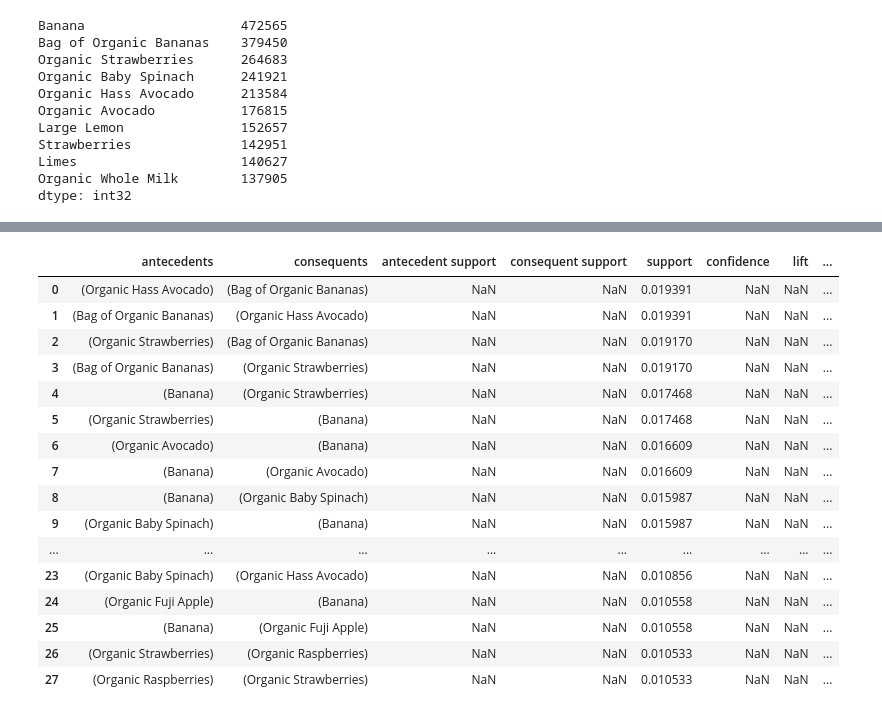
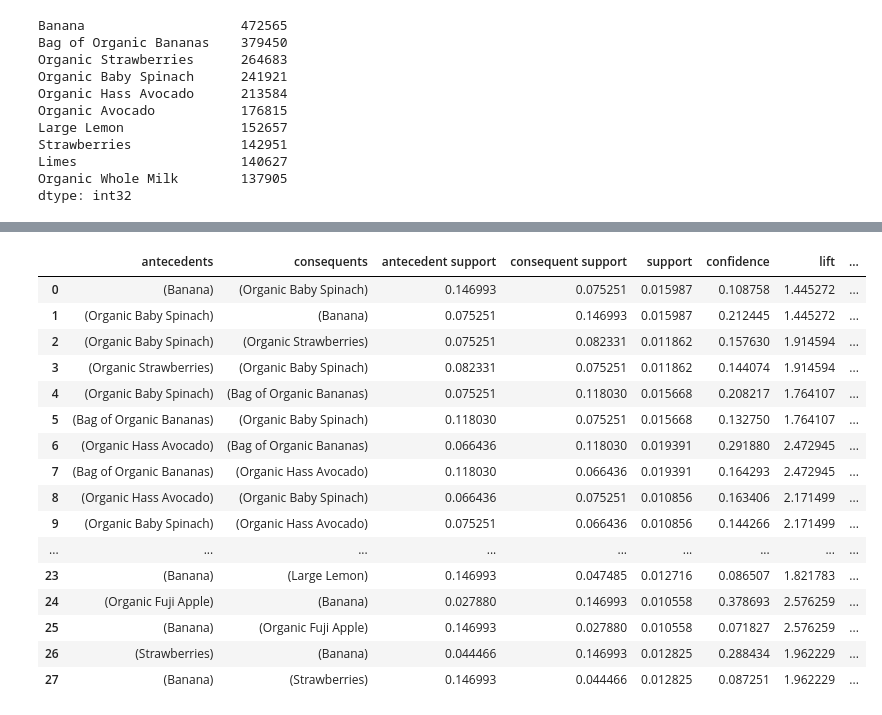
Before and after one commit to AntunesCSR/DM_Group_Project, a Jupyter notebook: HA2/data/HA2_catia.ipynb, the cells around one changed output, grey strips where cells are left out. Cells and saved outputs as stored; diff of their text form; code cells hidden in the pictures.

```diff
--- a/HA2/data/HA2_catia.ipynb
+++ b/HA2/data/HA2_catia.ipynb
@@ -342,23 +393,23 @@ frequent_itemsets
 # %%
-# Most common rules
-rules = association_rules(frequent_itemsets, metric='support', min_threshold=0.01, support_only=True)
-rules.sort_values(by='support', ascending=False, inplace=True)
+# rules with confidence metric and min_threshold of 0.01
+rules = association_rules(frequent_itemsets, metric="confidence", min_threshold=0.01)
+rules.to_csv('Outputs/rules_confidence.csv', index=False)
 rules
 # %% [output]
 |  | antecedents | consequents | antecedent support | consequent support | support | confidence | lift | ... |
-| 0 | (Organic Hass Avocado) | (Bag of Organic Bananas) | NaN | NaN | 0.019391 | NaN | NaN | ... |
-| 1 | (Bag of Organic Bananas) | (Organic Hass Avocado) | NaN | NaN | 0.019391 | NaN | NaN | ... |
-| 2 | (Organic Strawberries) | (Bag of Organic Bananas) | NaN | NaN | 0.019170 | NaN | NaN | ... |
-| 3 | (Bag of Organic Bananas) | (Organic Strawberries) | NaN | NaN | 0.019170 | NaN | NaN | ... |
-| 4 | (Banana) | (Organic Strawberries) | NaN | NaN | 0.017468 | NaN | NaN | ... |
-| 5 | (Organic Strawberries) | (Banana) | NaN | NaN | 0.017468 | NaN | NaN | ... |
-| 6 | (Organic Avocado) | (Banana) | NaN | NaN | 0.016609 | NaN | NaN | ... |
-| 7 | (Banana) | (Organic Avocado) | NaN | NaN | 0.016609 | NaN | NaN | ... |
-| 8 | (Banana) | (Organic Baby Spinach) | NaN | NaN | 0.015987 | NaN | NaN | ... |
-| 9 | (Organic Baby Spinach) | (Banana) | NaN | NaN | 0.015987 | NaN | NaN | ... |
+| 0 | (Banana) | (Organic Baby Spinach) | 0.146993 | 0.075251 | 0.015987 | 0.108758 | 1.445272 | ... |
+| 1 | (Organic Baby Spinach) | (Banana) | 0.075251 | 0.146993 | 0.015987 | 0.212445 | 1.445272 | ... |
+| 2 | (Organic Baby Spinach) | (Organic Strawberries) | 0.075251 | 0.082331 | 0.011862 | 0.157630 | 1.914594 | ... |
+| 3 | (Organic Strawberries) | (Organic Baby Spinach) | 0.082331 | 0.075251 | 0.011862 | 0.144074 | 1.914594 | ... |
+| 4 | (Organic Baby Spinach) | (Bag of Organic Bananas) | 0.075251 | 0.118030 | 0.015668 | 0.208217 | 1.764107 | ... |
+| 5 | (Bag of Organic Bananas) | (Organic Baby Spinach) | 0.118030 | 0.075251 | 0.015668 | 0.132750 | 1.764107 | ... |
+| 6 | (Organic Hass Avocado) | (Bag of Organic Bananas) | 0.066436 | 0.118030 | 0.019391 | 0.291880 | 2.472945 | ... |
+| 7 | (Bag of Organic Bananas) | (Organic Hass Avocado) | 0.118030 | 0.066436 | 0.019391 | 0.164293 | 2.472945 | ... |
+| 8 | (Organic Hass Avocado) | (Organic Baby Spinach) | 0.066436 | 0.075251 | 0.010856 | 0.163406 | 2.171499 | ... |
+| 9 | (Organic Baby Spinach) | (Organic Hass Avocado) | 0.075251 | 0.066436 | 0.010856 | 0.144266 | 2.171499 | ... |
 | ... | ... | ... | ... | ... | ... | ... | ... | ... |
-| 23 | (Organic Baby Spinach) | (Organic Hass Avocado) | NaN | NaN | 0.010856 | NaN | NaN | ... |
-| 24 | (Organic Fuji Apple) | (Banana) | NaN | NaN | 0.010558 | NaN | NaN | ... |
-| 25 | (Banana) | (Organic Fuji Apple) | NaN | NaN | 0.010558 | NaN | NaN | ... |
-| 26 | (Organic Strawberries) | (Organic Raspberries) | NaN | NaN | 0.010533 | NaN | NaN | ... |
-| 27 | (Organic Raspberries) | (Organic Strawberries) | NaN | NaN | 0.010533 | NaN | NaN | ... |
+| 23 | (Banana) | (Large Lemon) | 0.146993 | 0.047485 | 0.012716 | 0.086507 | 1.821783 | ... |
+| 24 | (Organic Fuji Apple) | (Banana) | 0.027880 | 0.146993 | 0.010558 | 0.378693 | 2.576259 | ... |
+| 25 | (Banana) | (Organic Fuji Apple) | 0.146993 | 0.027880 | 0.010558 | 0.071827 | 2.576259 | ... |
+| 26 | (Strawberries) | (Banana) | 0.044466 | 0.146993 | 0.012825 | 0.288434 | 1.962229 | ... |
+| 27 | (Banana) | (Strawberries) | 0.146993 | 0.044466 | 0.012825 | 0.087251 | 1.962229 | ... |
```
Also changed, not shown: parts of 11 cells of this notebook, 14 other files.
